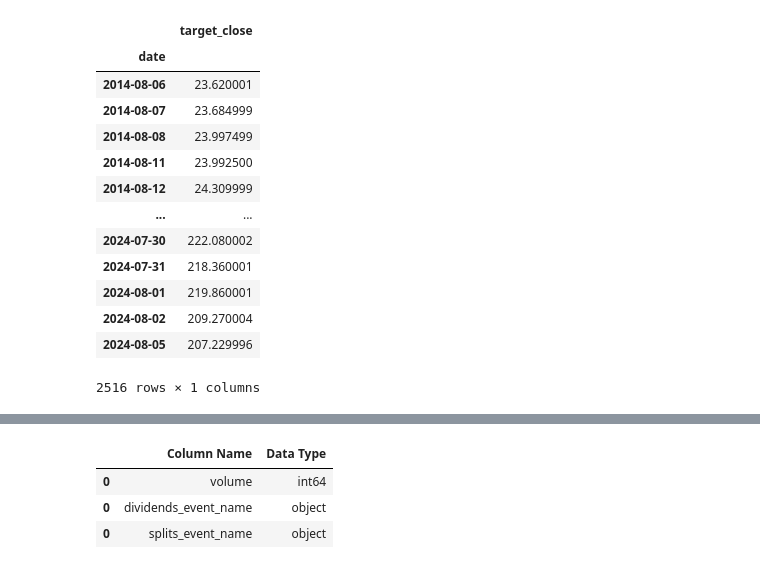
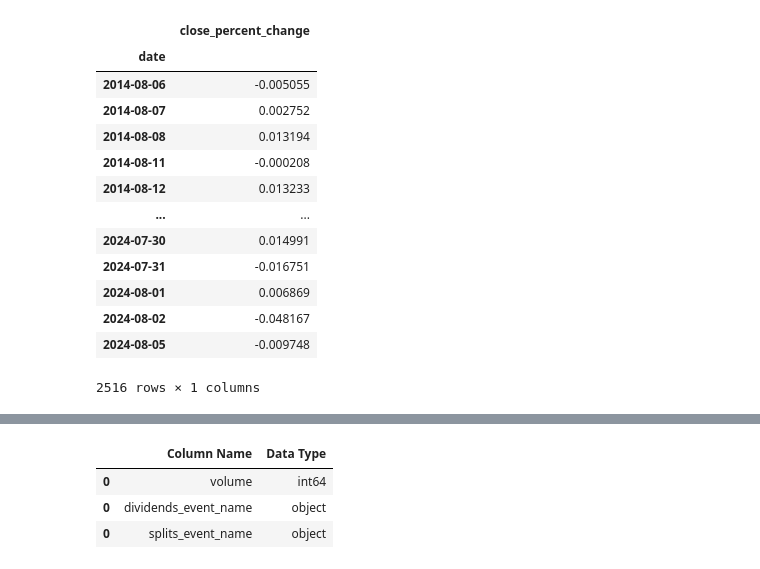
Before and after one commit to uhstray-io/PyStockBot, a Jupyter notebook: src/train_model.ipynb, the cells around one changed output, grey strips where cells are left out. Drawn from its saved outputs; the diff is of its cells as text; code cells hidden in the pictures.

```diff
--- a/src/train_model.ipynb
+++ b/src/train_model.ipynb
@@ -29,20 +29,23 @@ df
 2516 rows × 261 columns
 # %%
-x = df.drop(columns=["target_close"]).set_index("date")
-y = df[["date", "target_close"]].set_index("date")
+# target = "target_close"
+target = "close_percent_change"
+
+x = df.drop(columns=[target]).set_index("date")
+y = df[["date", target]].set_index("date")
 y
 # %% [output]
-|  | target_close |
+|  | close_percent_change |
 | date |  |
-| 2014-08-06 | 23.620001 |
-| 2014-08-07 | 23.684999 |
-| 2014-08-08 | 23.997499 |
-| 2014-08-11 | 23.992500 |
-| 2014-08-12 | 24.309999 |
+| 2014-08-06 | -0.005055 |
+| 2014-08-07 | 0.002752 |
+| 2014-08-08 | 0.013194 |
+| 2014-08-11 | -0.000208 |
+| 2014-08-12 | 0.013233 |
 | ... | ... |
-| 2024-07-30 | 222.080002 |
-| 2024-07-31 | 218.360001 |
-| 2024-08-01 | 219.860001 |
-| 2024-08-02 | 209.270004 |
-| 2024-08-05 | 207.229996 |
+| 2024-07-30 | 0.014991 |
+| 2024-07-31 | -0.016751 |
+| 2024-08-01 | 0.006869 |
+| 2024-08-02 | -0.048167 |
+| 2024-08-05 | -0.009748 |
 2516 rows × 1 columns
```
Also changed, not shown: parts of 15 cells of this notebook, 2 other files.
